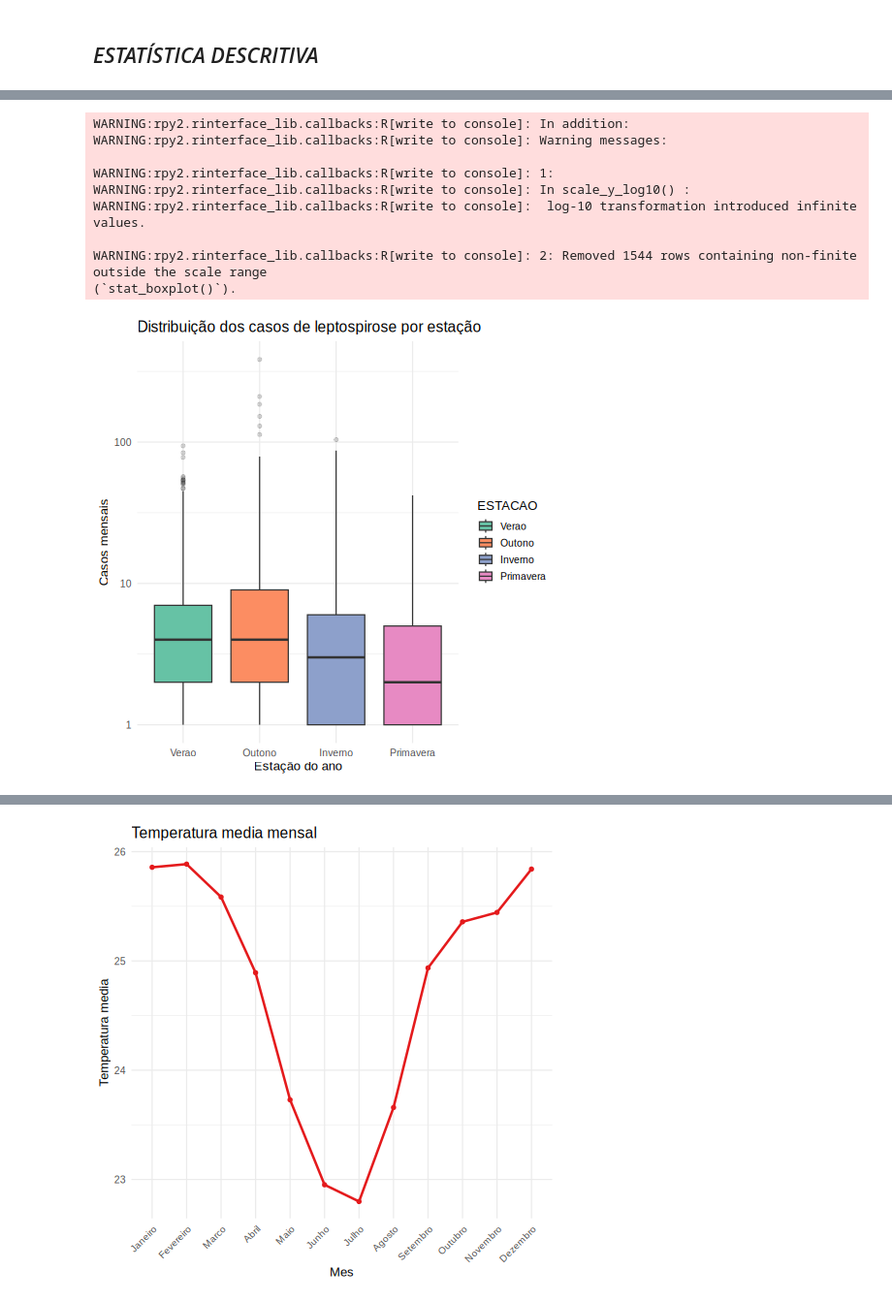
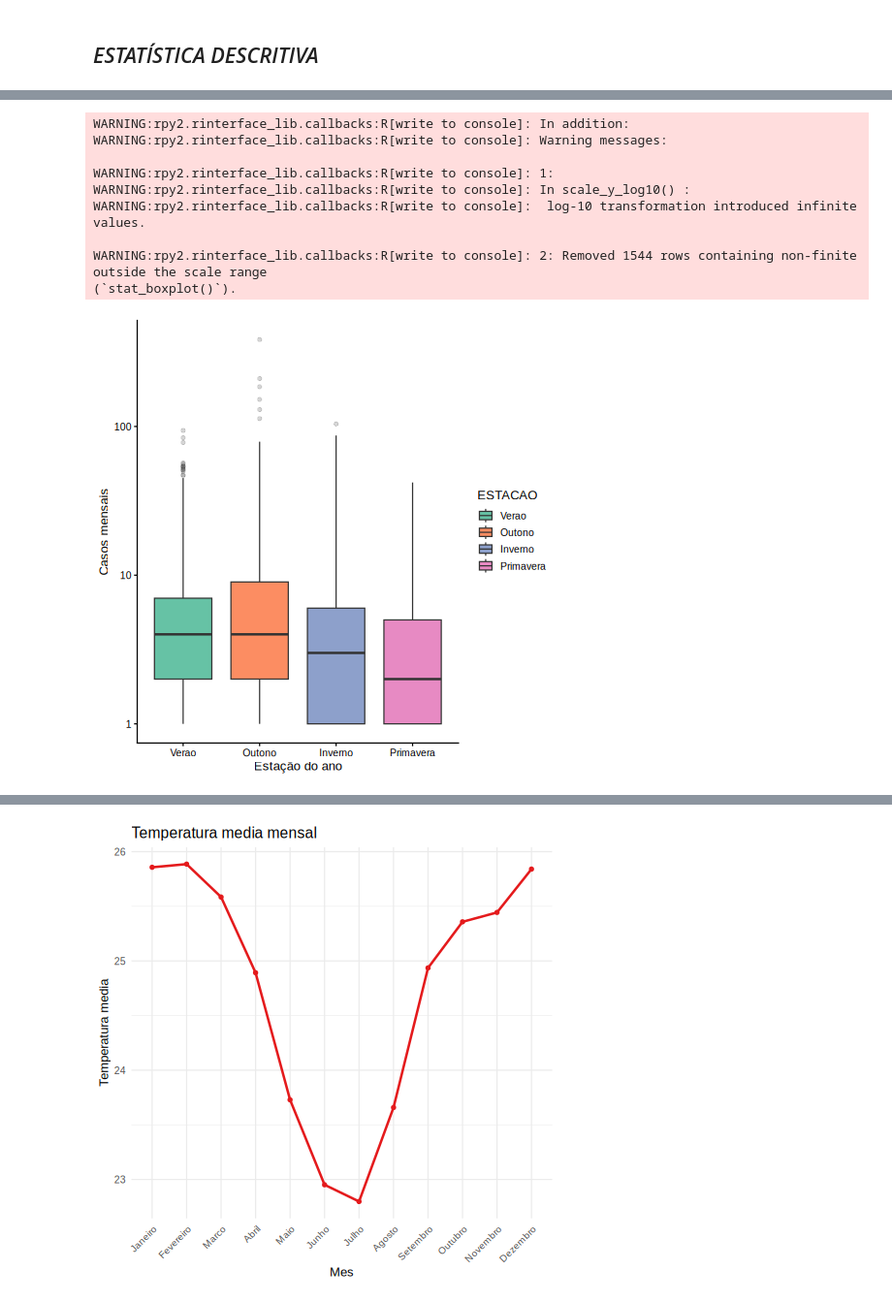
Before and after one commit to rubiakuhne123/TCC_MBAUSPEsalq, a Jupyter notebook: TCC_MBAUSPEsalq_RubiaDiazTaveirosKuhne.ipynb, the cells around one changed output, grey strips where cells are left out. Shown at 97% size. Drawn from its saved outputs; the diff is of its cells as text; code cells hidden in the pictures.

```diff
--- a/TCC_MBAUSPEsalq_RubiaDiazTaveirosKuhne.ipynb
+++ b/TCC_MBAUSPEsalq_RubiaDiazTaveirosKuhne.ipynb
@@ -4089,24 +4088,23 @@ summary(dados_MBA)
 # %%
 %%R
 
 ggplot(dados_MBA, aes(x = ESTACAO, y = CASOS, fill = ESTACAO)) +
   geom_boxplot(outlier.alpha = 0.2) +
   scale_fill_brewer(palette = "Set2") +
   scale_y_log10() +
-  labs(title = "Distribuição dos casos de leptospirose por estação",
-       x = "Estação do ano", y = "Casos mensais") +
-  theme_minimal(base_size = 13)
+  labs(x = "Estação do ano", y = "Casos mensais") +
+  theme_classic(base_size = 13)
 # %% [output]
 WARNING:rpy2.rinterface_lib.callbacks:R[write to console]: In addition:
 WARNING:rpy2.rinterface_lib.callbacks:R[write to console]: Warning messages:
 
 WARNING:rpy2.rinterface_lib.callbacks:R[write to console]: 1:
 WARNING:rpy2.rinterface_lib.callbacks:R[write to console]: In scale_y_log10() :
 WARNING:rpy2.rinterface_lib.callbacks:R[write to console]:  log-10 transformation introduced infinite values.
 
 WARNING:rpy2.rinterface_lib.callbacks:R[write to console]: 2: Removed 1544 rows containing non-finite outside the scale range
 (`stat_boxplot()`).
-[figure, old version]
+[figure, new version]
 # %%
 %%R
 
```
Also changed, not shown: parts of 18 cells of this notebook.
